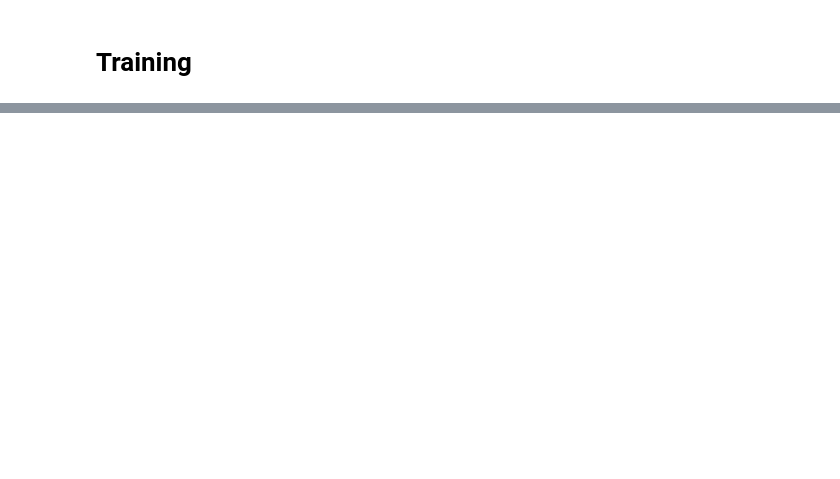
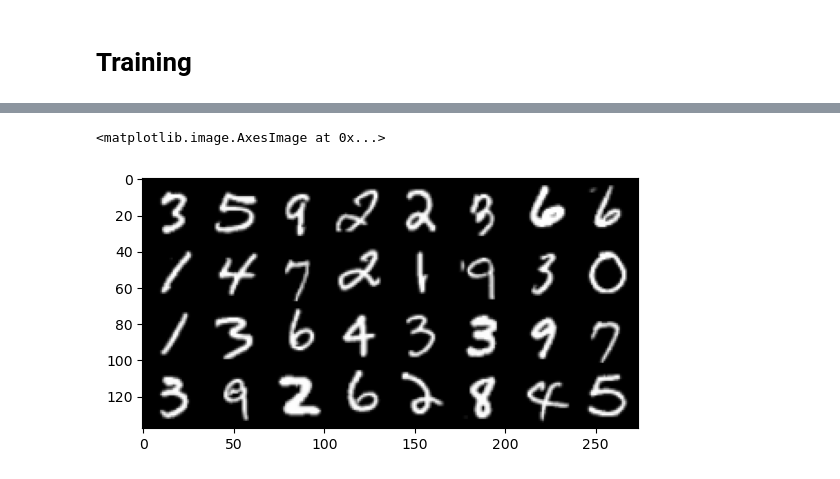
Before and after one commit to ShevchenkoRostyslav/ComputerVision_PyTorch, a Jupyter notebook: examples/LeNet5.ipynb, the cells around one changed output, grey strips where cells are left out. Cells and saved outputs as stored; diff of their text form; code cells hidden in the pictures; blank space fills up the shorter version.

```diff
--- a/examples/LeNet5.ipynb
+++ b/examples/LeNet5.ipynb
@@ -81,3 +105,15 @@ LeNet5(
 # %%
 optimizer = torch.optim.Adam(model.parameters(), lr=LEARNING_RATE)
 criterion = nn.CrossEntropyLoss()
+# %%
+# default `log_dir` is "runs" - we'll be more specific here
+writer = SummaryWriter('runs/LeNet5_MNIST')
+# %%
+# create grid of images
+import torchvision
+img_grid = torchvision.utils.make_grid(batch)
+writer.add_image('batch_mnist_images', img_grid)
+plt.imshow(img_grid.permute(1, 2, 0))
+# %% [output]
+<matplotlib.image.AxesImage at 0x...>
+[figure, added]
```
Also changed, not shown: parts of 8 cells of this notebook, 2 other files.
